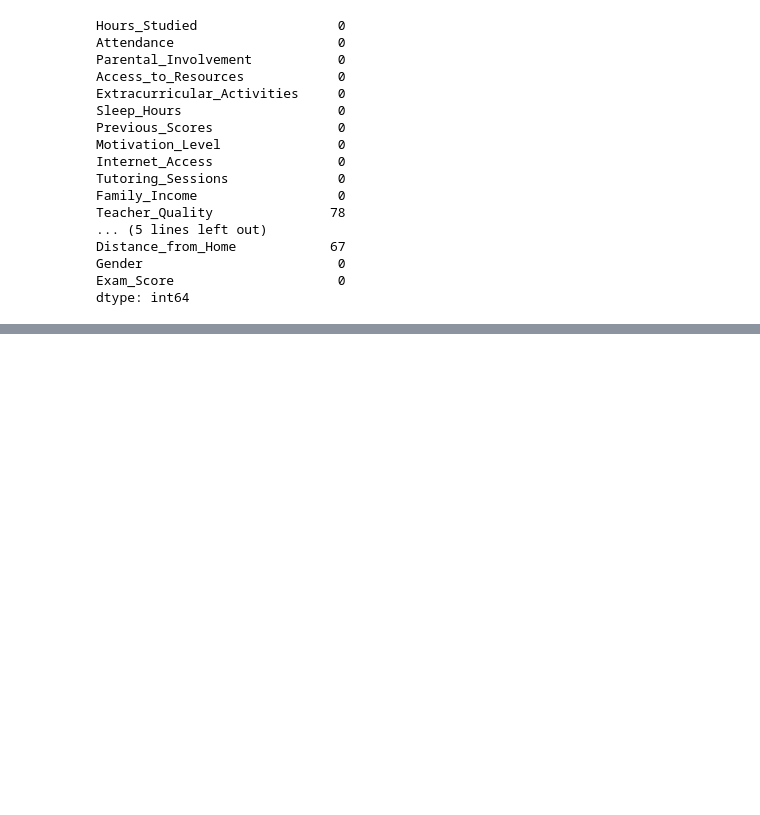
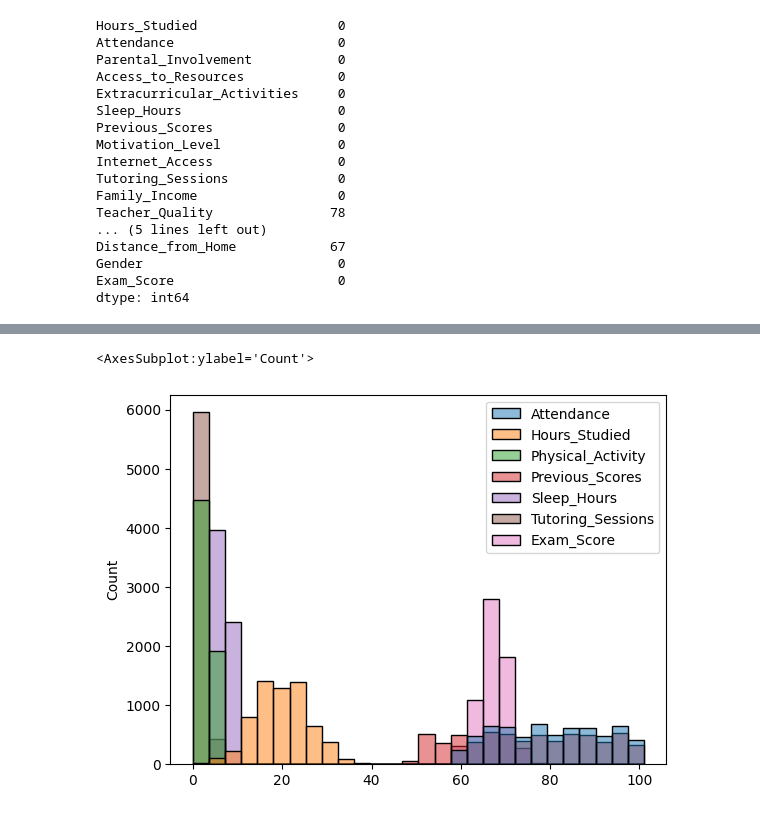
Before and after one commit to LSouzaAndrade/TechChallenge3, a Jupyter notebook: notebook.ipynb, the cells around one changed output, grey strips where cells are left out. Cells and saved outputs as stored; diff of their text form; code cells hidden in the pictures; blank space fills up the shorter version.

Commit message:
:sparkles: data cleaning and more

```diff
--- a/notebook.ipynb
+++ b/notebook.ipynb
@@ -76,0 +151,2 @@ dtype: int64
+# %%
+df = df.dropna(subset=["Parental_Education_Level", "Teacher_Quality", "Distance_from_Home"])
@@ -76,0 +175,3 @@ dtype: int64
+# %%
+df = df.convert_dtypes()
+df.dtypes
@@ -76,0 +281,7 @@ dtype: int64
+# %%
+# df.rename(columns={'Exam_Score':'z_Exam_Score'},inplace = True)
+cols = df.columns.sort_values()
+df = df[cols]
+#df.rename(columns={'z_Exam_Score':'Exam_Score'},inplace = True)
+
+df.columns
@@ -76,0 +296,8 @@ dtype: int64
+# %%
+# fig, axes = plt.subplots(5, 5, figsize=(25, 16), sharey=False)
+# fig.suptitle('Exam_Score Analysis')
+
+sns.histplot(data=df)
+# %% [output]
+<AxesSubplot:ylabel='Count'>
+[figure, added]
```
Also changed, not shown: parts of 55 cells of this notebook.
